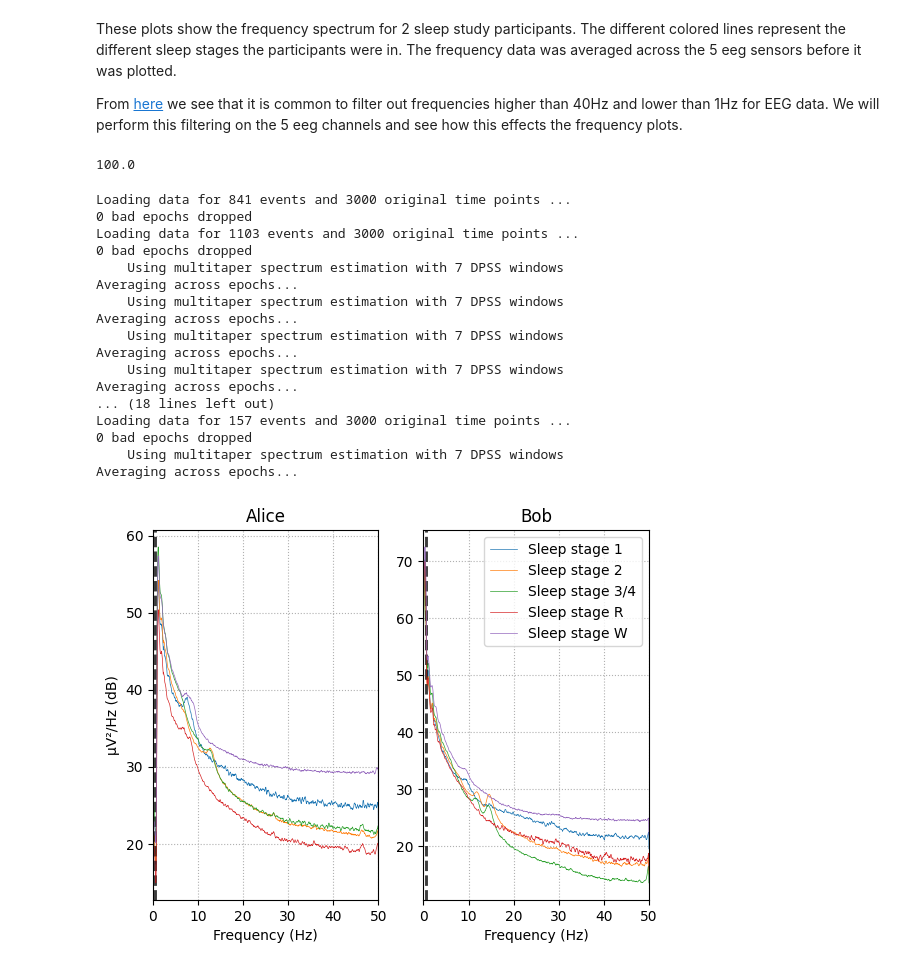
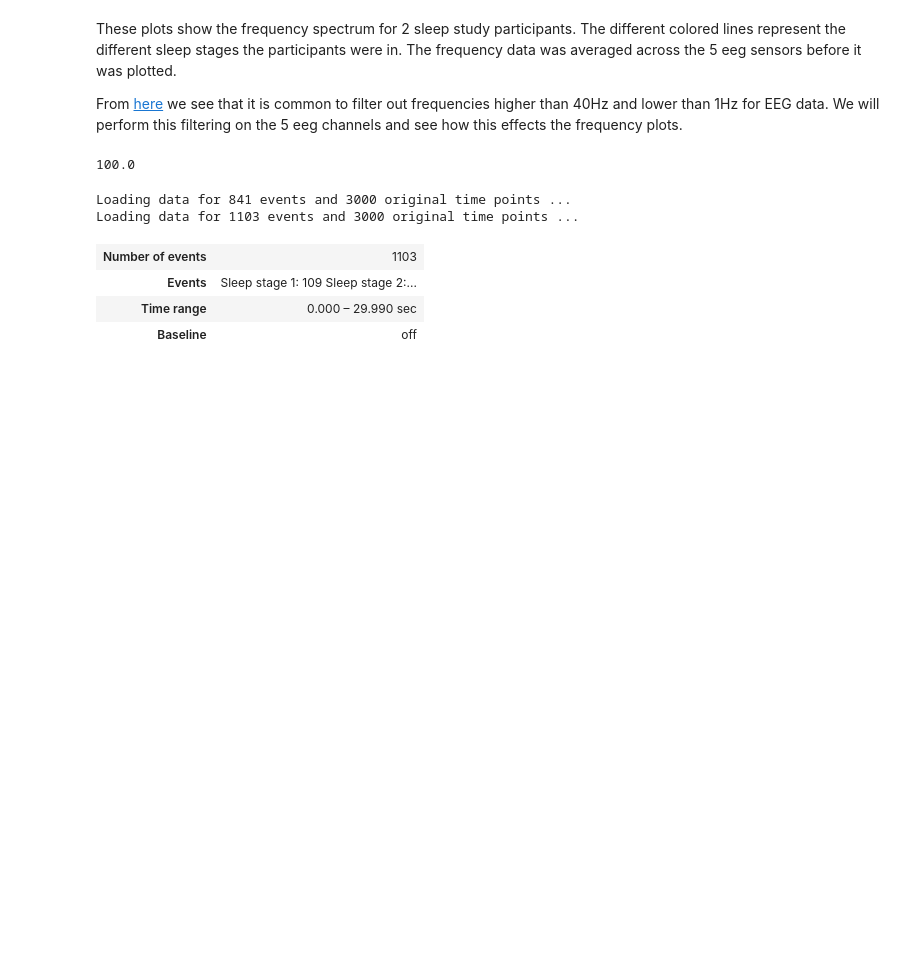
Before and after one commit to derekjohnsonva/dsp_final_project, a Jupyter notebook: butterworth.ipynb, the cells around one changed output. Drawn from its saved outputs; the diff is of its cells as text; code cells hidden in the pictures; blank space fills up the shorter version.

```diff
--- a/butterworth.ipynb
+++ b/butterworth.ipynb
@@ -318,58 +318,25 @@ epochs_train.info["sfreq"]
 # %%
 from scipy.signal import lfilter
 
 sample_frequency = epochs_train.info["sfreq"] # 100Hz
-
 # make a low-pass filter with a cutoff frequency of 40Hz
 b, a = butterworth(10, 40, sample_frequency, type=FilterType.LOWPASS)
 lowpass = lambda x: lfilter(b, a, x)
 # make a hi-pass filter with a cutoff frequency of 1Hz
 b, a = butterworth(10, 1, sample_frequency, type=FilterType.HIGHPASS)
 highpass = lambda x: lfilter(b, a, x)
 # apply the functions to the channels of the epochs
 epochs_train_filtered = epochs_train.copy()
 epochs_train_filtered.load_data().apply_function(lowpass, picks='eeg')
-epochs_train_filtered.load_data().apply_function(highpass, picks='eeg')
+# epochs_train_filtered.load_data().apply_function(highpass, picks='eeg')
 
 epochs_test_filtered = epochs_test.copy()
 epochs_test_filtered.load_data().apply_function(lowpass, picks='eeg')
-epochs_test_filtered.load_data().apply_function(highpass, picks='eeg')
-# epochs_train.apply_function(highpass, picks='eeg')
-# visualize Alice vs. Bob PSD by sleep stage.
-fig, (ax1, ax2) = plt.subplots(ncols=2)
-
-# iterate over the subjects
-stage_colors = plt.rcParams['axes.prop_cycle'].by_key()['color']
-stages = sorted(EVENT_ID.keys())
-for ax, title, epochs in zip([ax1, ax2],
-                             ['Alice', 'Bob'],
-                             [epochs_train_filtered, epochs_test]):
-
-    for stage, color in zip(stages, stage_colors):
-        # getting all of the epochs of the specified stage and computing the PSD
-        spectrum = epochs[stage].compute_psd(picks='eeg', fmin=0, fmax=50.)
-        spectrum.plot(ci=None, color=color, axes=ax,
-                      show=False, average=True, spatial_colors=False)
-    ax.set(title=title, xlabel='Frequency (Hz)')
-ax1.set(ylabel='µV²/Hz (dB)')
-ax2.legend(ax2.lines[2::3], stages)
-plt.show()
+# epochs_test_filtered.load_data().apply_function(highpass, picks='eeg')
 # %% [output]
 Loading data for 841 events and 3000 original time points ...
-0 bad epochs dropped
 Loading data for 1103 events and 3000 original time points ...
-0 bad epochs dropped
-    Using multitaper spectrum estimation with 7 DPSS windows
-Averaging across epochs...
-    Using multitaper spectrum estimation with 7 DPSS windows
-Averaging across epochs...
-    Using multitaper spectrum estimation with 7 DPSS windows
-Averaging across epochs...
-    Using multitaper spectrum estimation with 7 DPSS windows
-Averaging across epochs...
-... (18 lines left out)
-Loading data for 157 events and 3000 original time points ...
-0 bad epochs dropped
-    Using multitaper spectrum estimation with 7 DPSS windows
-Averaging across epochs...
-[figure, removed]
+| Number of events | 1103 |
+| Events | Sleep stage 1: 109 Sleep stage 2:... |
+| Time range | 0.000 – 29.990 sec |
+| Baseline | off |
```
Also changed, not shown: parts of 4 cells of this notebook.
